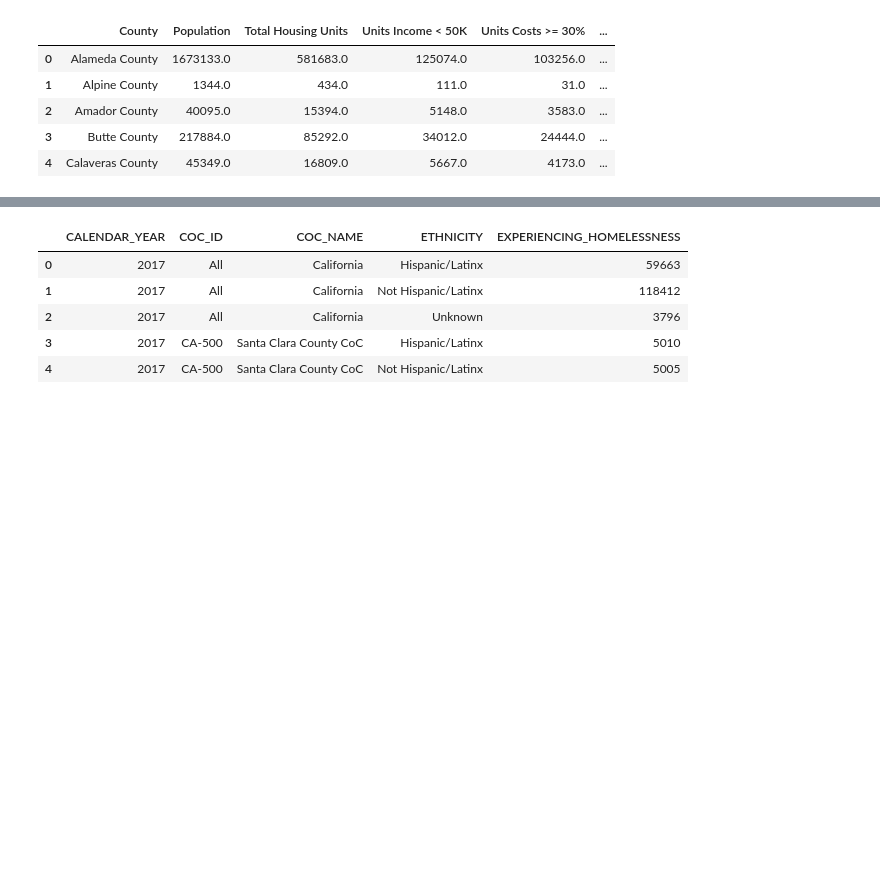
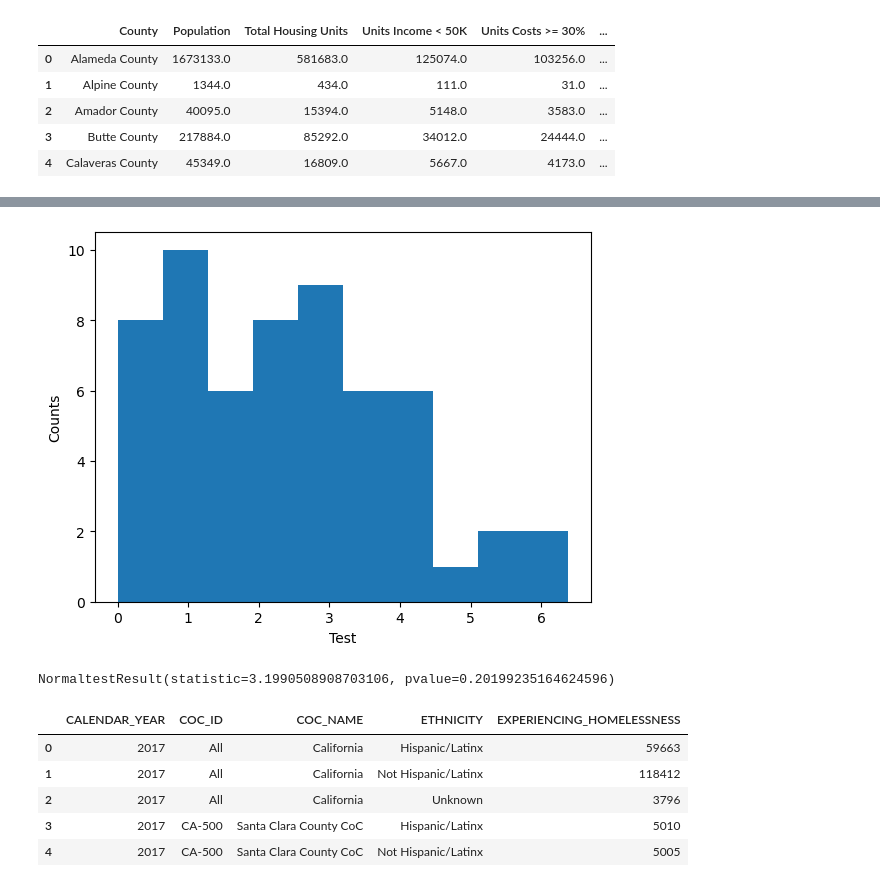
Before and after one commit to evacs/Project-1, a Jupyter notebook: housing_jeff.ipynb, the cells around one changed output, grey strips where cells are left out. Drawn from its saved outputs; the diff is of its cells as text; code cells hidden in the pictures; blank space fills up the shorter version.

```diff
--- a/housing_jeff.ipynb
+++ b/housing_jeff.ipynb
@@ -91,0 +146,32 @@ housing_df.head()
+# %%
+url_path = Path('housing2.csv')
+housing_test_df = pd.read_csv(url_path)
+
+# Rename existing columns
+housing_test_df = housing_test_df.rename(
+    columns = {
+        'NAME': 'County',
+        'B01003_001E': 'Population',
+        'B25014_001E': 'Total Housing Units'
+    }
+)
+
+# Remove California from County column
+housing_test_df['County'] = housing_test_df['County'].str.replace(', California','')
+
+# Add columns rolling up owner and renter columns
+housing_test_df['Units Overcrowded'] = housing_test_df['B25014_005E'] + housing_test_df['B25014_011E']
+housing_test_df['Units Severely Overcrowded'] = (housing_test_df['B25014_006E'] + housing_test_df['B25014_007E'] +
+                                                 housing_test_df['B25014_012E'] + housing_test_df['B25014_012E']
+                                                )
+
+# Add columns to calculate % of overcrowded and severely overcrowded units
+housing_test_df['% Units Overcrowded'] = housing_test_df['Units Overcrowded'] / housing_test_df['Total Housing Units'] * 100
+housing_test_df['% Units Severely Overcrowded'] = housing_test_df['Units Severely Overcrowded'] / housing_test_df['Total Housing Units'] * 100
+housing_test_df['% Units All Overcrowded'] = ((housing_test_df['Units Overcrowded'] + housing_test_df['Units Severely Overcrowded']) /
+                                              housing_test_df['Total Housing Units']) * 100
+# Remove unneeded owner and rental columns
+# https://sparkbyexamples.com/pandas/pandas-drop-columns-by-index/
+housing_test_df = housing_test_df.drop(housing_test_df.iloc[:, 3:11], axis = 1)
+
+housing_test_df.head()
@@ -92,3 +185,15 @@ housing_df.head()
+# %%
+# For testing normal distribution of any data
+
+test_data = housing_test_df['% Units Severely Overcrowded']
+plt.hist(test_data)
+plt.xlabel('Test')
+plt.ylabel('Counts')
+plt.show()
+print(st.normaltest(test_data))
+# %% [output]
+[figure, added]
+NormaltestResult(statistic=3.1990508908703106, pvalue=0.20199235164624596)
 # %%
 coc_mapping age_data = Path('resources/experiencing_homelessness_age_demographics.csv')
 # %%
```
Also changed, not shown: parts of 8 cells of this notebook, 2 other files.
